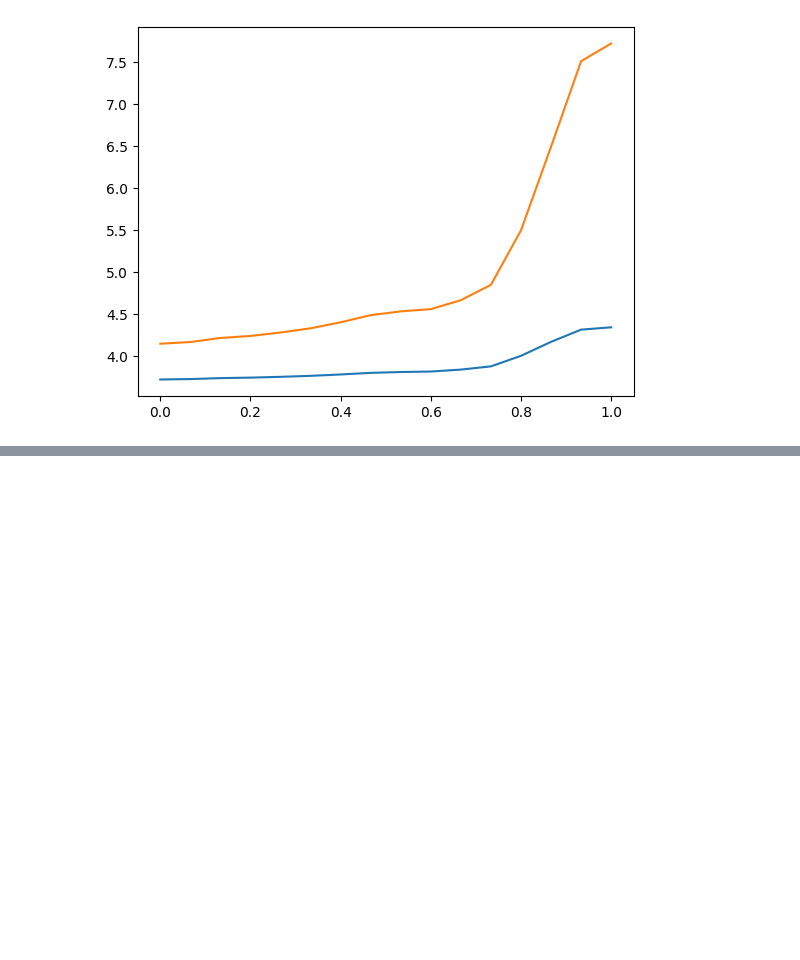
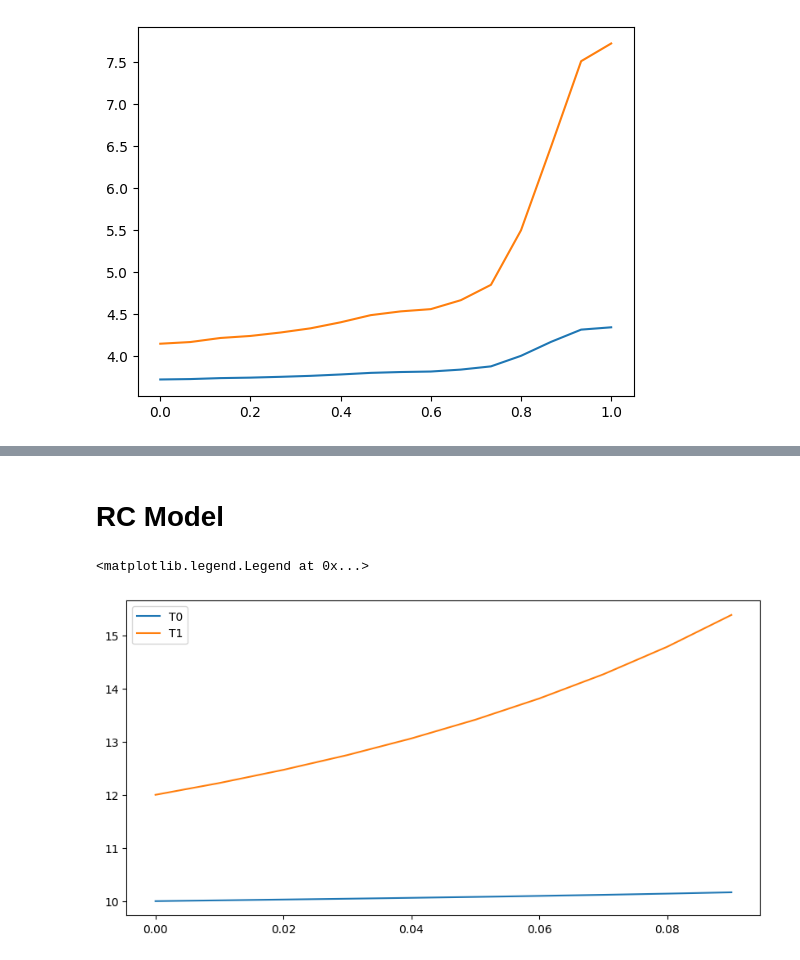
Before and after one commit to petergroenning/thesis_project, a Jupyter notebook: notebooks/new_test.ipynb, the cells around one changed output, grey strips where cells are left out. Saved outputs shown, nothing was run; the diff lists cells and outputs as text; code cells hidden in the pictures; blank space fills up the shorter version.

Commit message:
model9

```diff
--- a/notebooks/new_test.ipynb
+++ b/notebooks/new_test.ipynb
@@ -117,0 +123,42 @@ ax.grid()
+# %% [markdown]
+# RC Model
+# %%
+import numpy as np
+import matplotlib.pyplot as plt
+from numpy import exp, log
+
+C = 100
+K = 50
+Tin = 50
+F = 10
+
+
+def rk4(f, x0, t0, tf, dt):
+    t = np.arange(t0, tf, dt)
+    n = len(t)
+    x = np.zeros((n, len(x0)))
+    x[0] = x0
+    for i in range(n-1):
+        k1 = dt * f(t[i], x[i])
+        k2 = dt * f(t[i] + 0.5*dt, x[i] + 0.5*k1)
+        k3 = dt * f(t[i] + 0.5*dt, x[i] + 0.5*k2)
+        k4 = dt * f(t[i] + dt, x[i] + k3)
+        x[i+1] = x[i] + (k1 + 2*k2 + 2*k3 + k4) / 6
+    return t, x
+
+def f(t, x):
+    return np.array(
+            [1/C * (K*(x[1]-x[0])+(Tin-x[0])*F*(1/(1+exp(-(x[0]-x[1]))))),
+             1/C * ((K*(1-x[0]-x[1]))*(x[0]-x[1]))]
+    )
+
+
+
+t, x = rk4(f, np.array([10, 12]), 0, 0.1, 0.01)
+fig, ax = plt.subplots(figsize = (10,5))
+ax.plot(t, x[:,0], label = 'T0')
+ax.plot(t, x[:,1], label = 'T1')
+ax.legend()
+# %% [output]
+<matplotlib.legend.Legend at 0x...>
+[figure, added]
```
Also changed, not shown: parts of 3 cells of this notebook, 28 other files.
